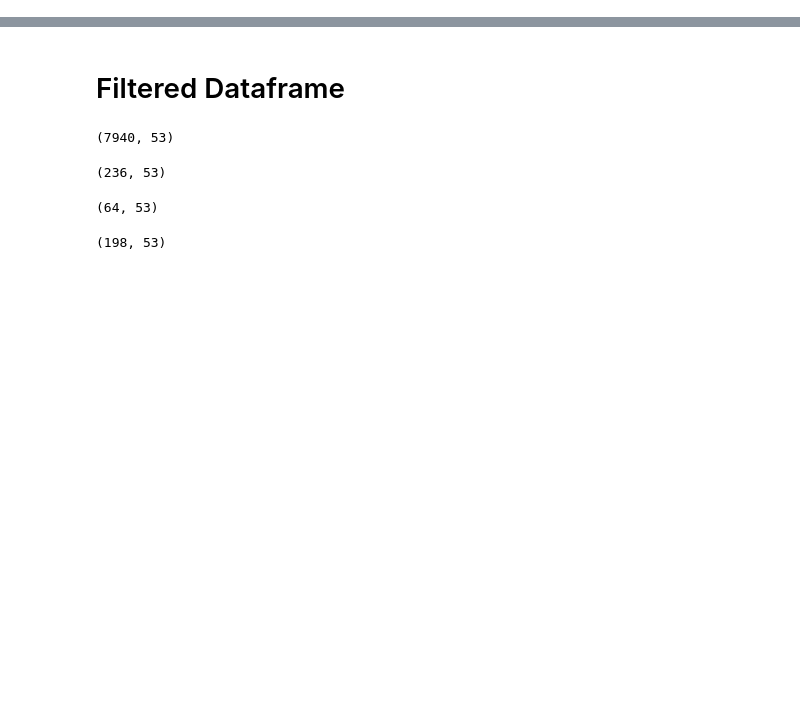
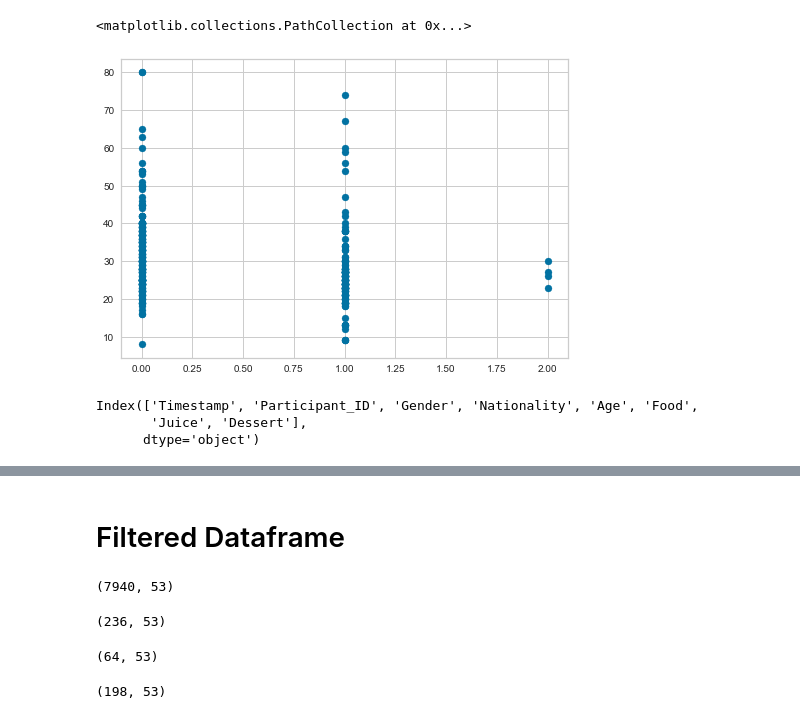
Before and after one commit to nutzbee/Collab-Tests, a Jupyter notebook: Food_Clustering.ipynb, the cells around one changed output, grey strips where cells are left out. Drawn from its saved outputs; the diff is of its cells as text; code cells hidden in the pictures; blank space fills up the shorter version.

```diff
--- a/Food_Clustering.ipynb
+++ b/Food_Clustering.ipynb
@@ -24,0 +38,10 @@ from ipywidgets import interact
+# %%
+#from string to integer
+le = LabelEncoder()
+sampleDf['Participant_ID'] = le.fit_transform(sampleDf['Participant_ID'])
+sampleDf['Gender'] = le.fit_transform(sampleDf['Gender'])
+sampleDf['Nationality'] = le.fit_transform(sampleDf['Nationality'])
+sampleDf['Food'] = le.fit_transform(sampleDf['Food'])
+sampleDf['Juice'] = le.fit_transform(sampleDf['Juice'])
+sampleDf['Dessert'] = le.fit_transform(sampleDf['Dessert'])
+sampleDf.head()
@@ -24,0 +55,11 @@ from ipywidgets import interact
+# %%
+plt.scatter(sampleDf['Gender'],sampleDf['Age'])
+# %% [output]
+<matplotlib.collections.PathCollection at 0x...>
+[figure, added]
+# %%
+sampleDf.columns
+# %% [output]
+Index(['Timestamp', 'Participant_ID', 'Gender', 'Nationality', 'Age', 'Food',
+       'Juice', 'Dessert'],
+      dtype='object')
```
Also changed, not shown: parts of 67 cells of this notebook, 2 other files.
